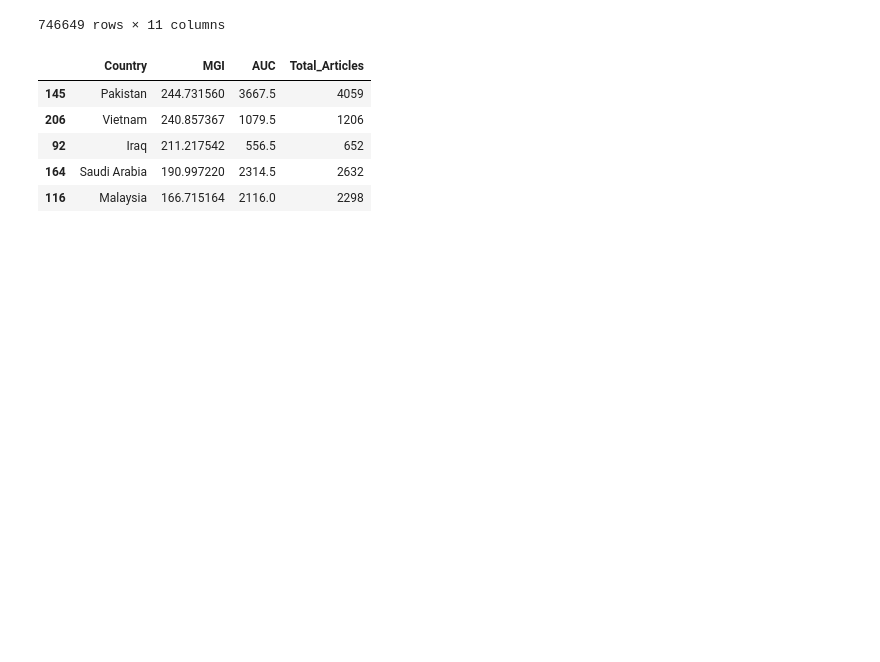
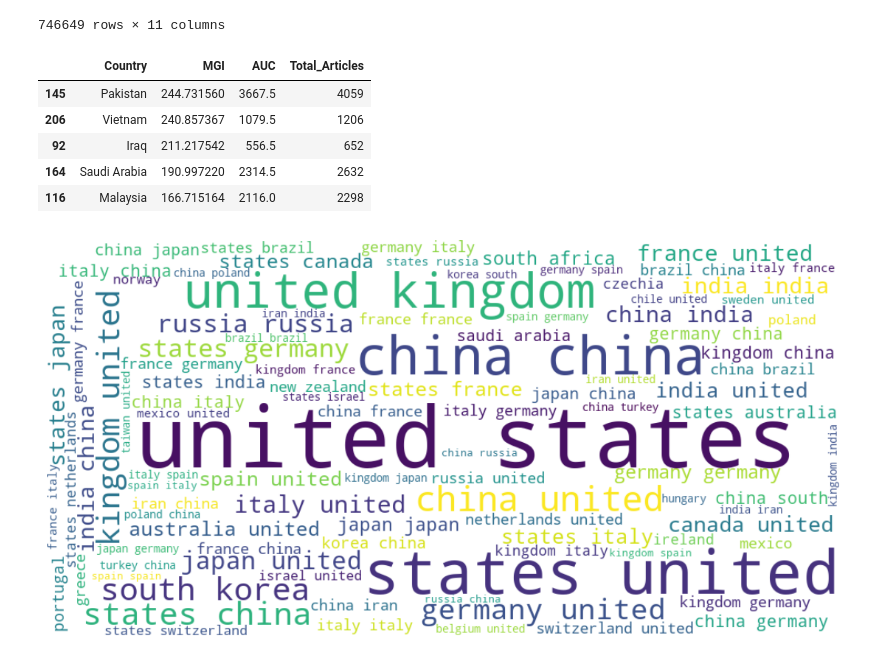
Before and after one commit to vadibekyan/ads_stats_countries, a Jupyter notebook: ads_data_country_github.ipynb, the cells around one changed output. Saved outputs shown, nothing was run; the diff lists cells and outputs as text; code cells hidden in the pictures; blank space fills up the shorter version.

Commit message:
Add WordCloud

```diff
--- a/ads_data_country_github.ipynb
+++ b/ads_data_country_github.ipynb
@@ -1173,3 +1173,38 @@ plot_growth_vs_output_combined(ads_data_aff, start_year=2000, end_year=2024, ran
 for keyword in ['AI', 'Astrobiology', 'Cosmology', 'Astronomy']:
     plot_growth_vs_output_combined(ads_data_aff, start_year=2020, rank = 'Q1', end_year=2024, keyword=keyword)
     plot_growth_vs_output_combined(ads_data_aff, start_year=2000, rank = 'Q1', end_year=2024, keyword=keyword)
+# %%
+import pandas as pd
+from wordcloud import WordCloud, STOPWORDS
+import matplotlib.pyplot as plt
+
+# Step 1: Make all keywords lowercase and flatten the list
+all_keywords = (
+    ads_data_aff['first_author_aff_country_final_valid']
+    .dropna()
+    .explode()  # Turn lists into rows
+    .str.lower()
+)
+
+# Optional: Exclude keywords containing 'cosmology'
+filtered_keywords = all_keywords[~all_keywords.str.contains('cosmology')]
+
+# Step 2: Join all words into a single string
+text = ' '.join(all_keywords)
+
+# Step 3: Create and display the word cloud
+wordcloud = WordCloud(
+    width=1000,
+    height=500,
+    background_color='white',
+    stopwords=STOPWORDS,
+    colormap='viridis',
+    max_words=100
+).generate(text)
+
+plt.figure(figsize=(15, 7))
+plt.imshow(wordcloud, interpolation='bilinear')
+plt.axis('off')
+plt.show()
+# %% [output]
+[figure, added]
```
